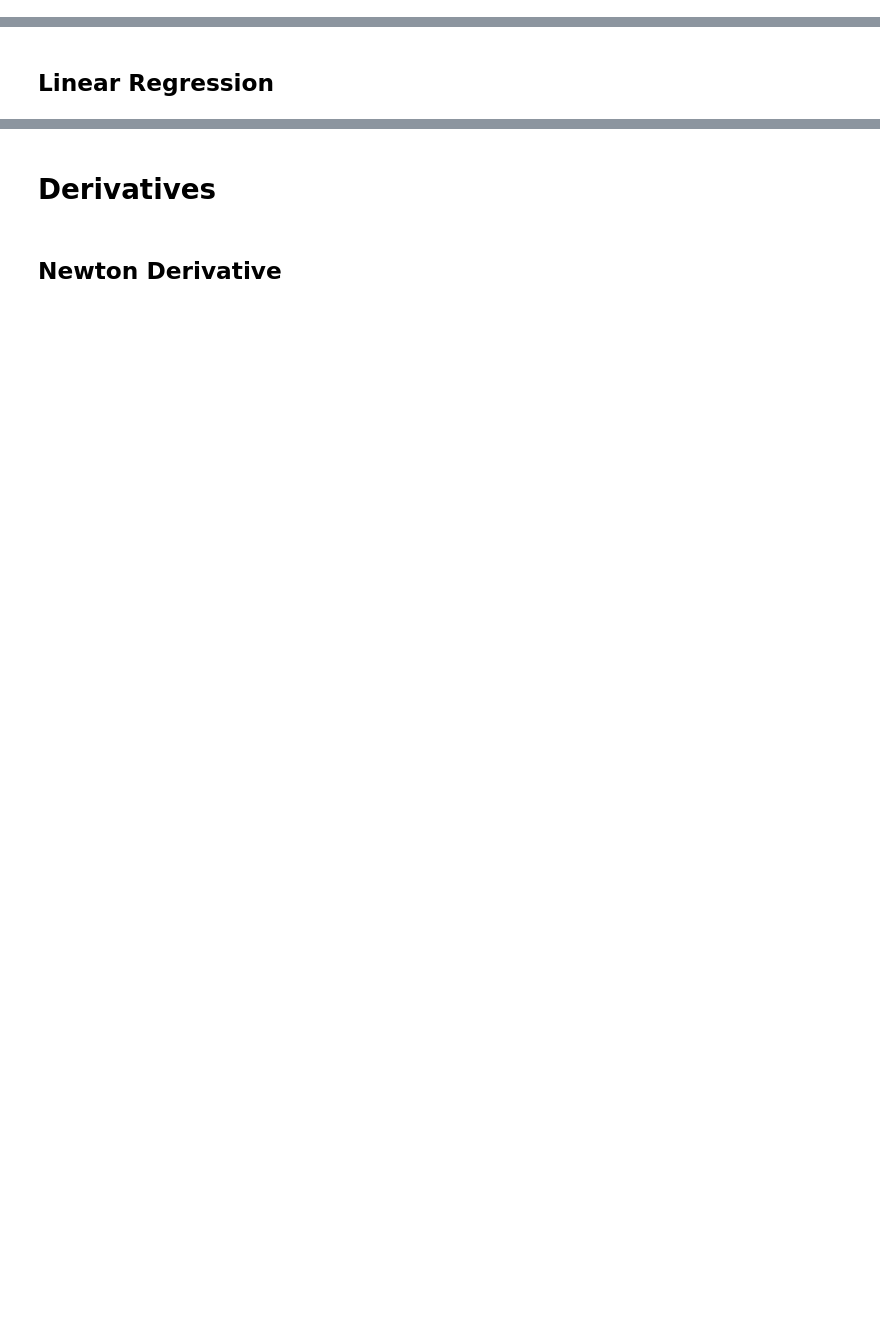
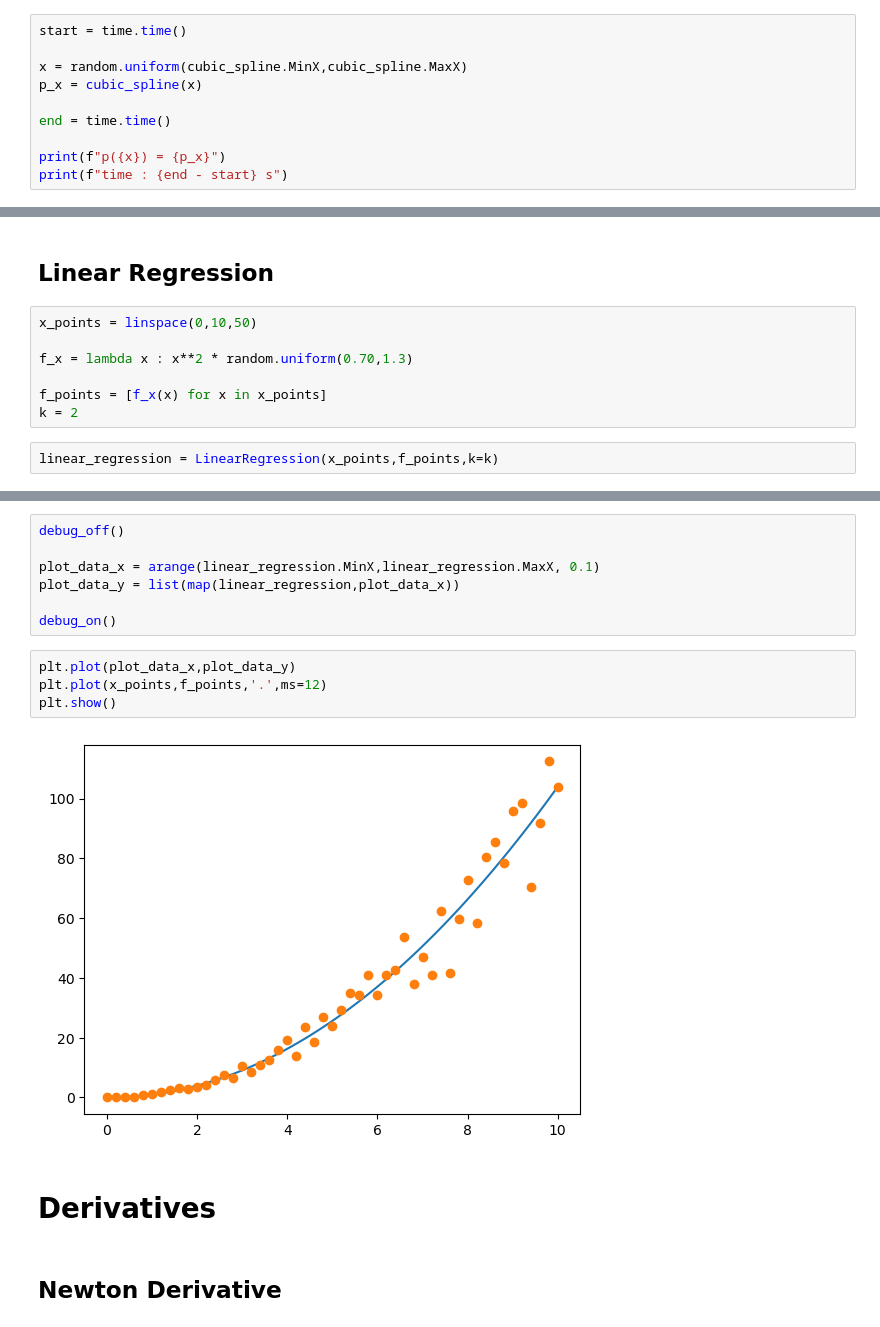
Before and after one commit to AmirYariAI/NumericalAnalysisRemake, a Jupyter notebook: unit_test.ipynb, the cells around one changed output, grey strips where cells are left out. Saved outputs shown, nothing was run; the diff lists cells and outputs as text; blank space fills up the shorter version.

```diff
--- a/unit_test.ipynb
+++ b/unit_test.ipynb
@@ -167,0 +263,10 @@ plt.show()
+# %%
+start = time.time()
+
+x = random.uniform(cubic_spline.MinX,cubic_spline.MaxX)
+p_x = cubic_spline(x)
+
+end = time.time()
+
+print(f"p({x}) = {p_x}")
+print(f"time : {end - start} s")
@@ -168,2 +290,11 @@ plt.show()
 # %% [markdown]
 <h2>Linear Regression</h2>
+# %%
+x_points = linspace(0,10,50)
+
+f_x = lambda x : x**2 * random.uniform(0.70,1.3)
+
+f_points = [f_x(x) for x in x_points]
+k = 2
+# %%
+linear_regression = LinearRegression(x_points,f_points,k=k)
@@ -170,3 +317,16 @@ plt.show()
+# %%
+debug_off()
+
+plot_data_x = arange(linear_regression.MinX,linear_regression.MaxX, 0.1)
+plot_data_y = list(map(linear_regression,plot_data_x))
+
+debug_on()
+# %%
+plt.plot(plot_data_x,plot_data_y)
+plt.plot(x_points,f_points,'.',ms=12)
+plt.show()
+# %% [output]
+[figure, added]
 # %% [markdown]
 <h1>Derivatives</h1>
 # %% [markdown]
```
Also changed, not shown: parts of 34 cells of this notebook.
